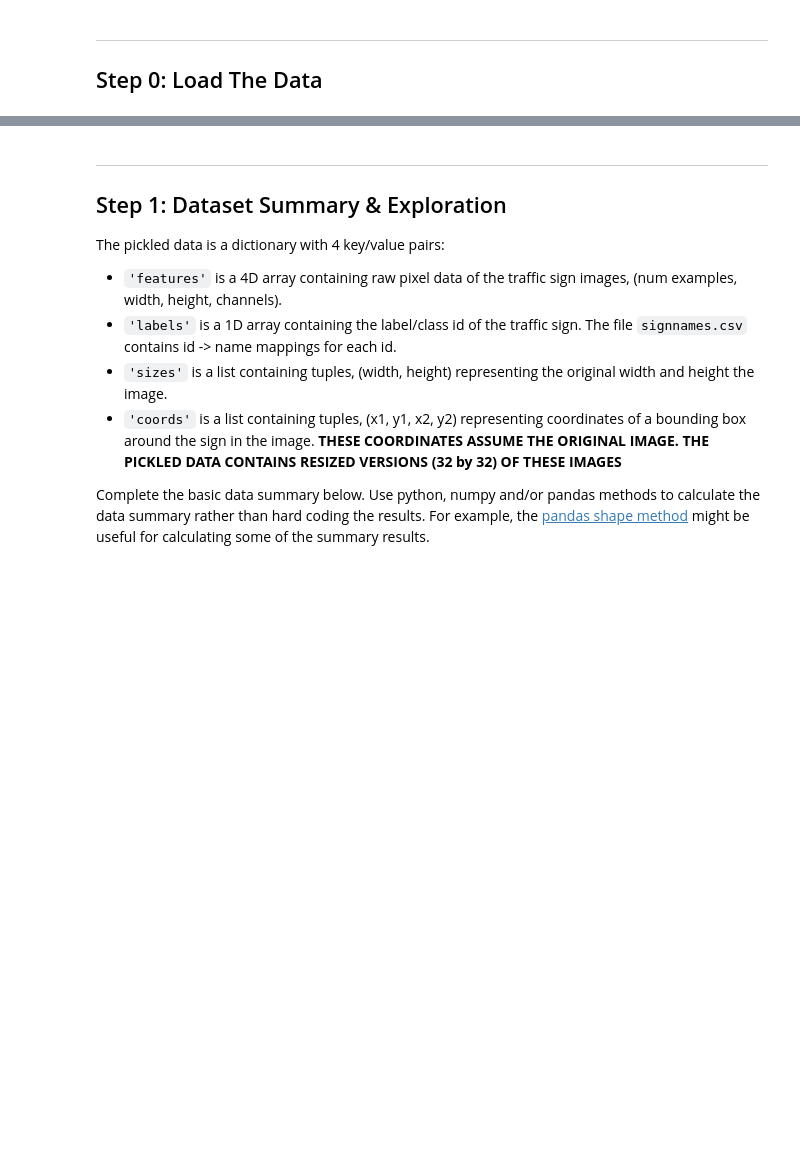
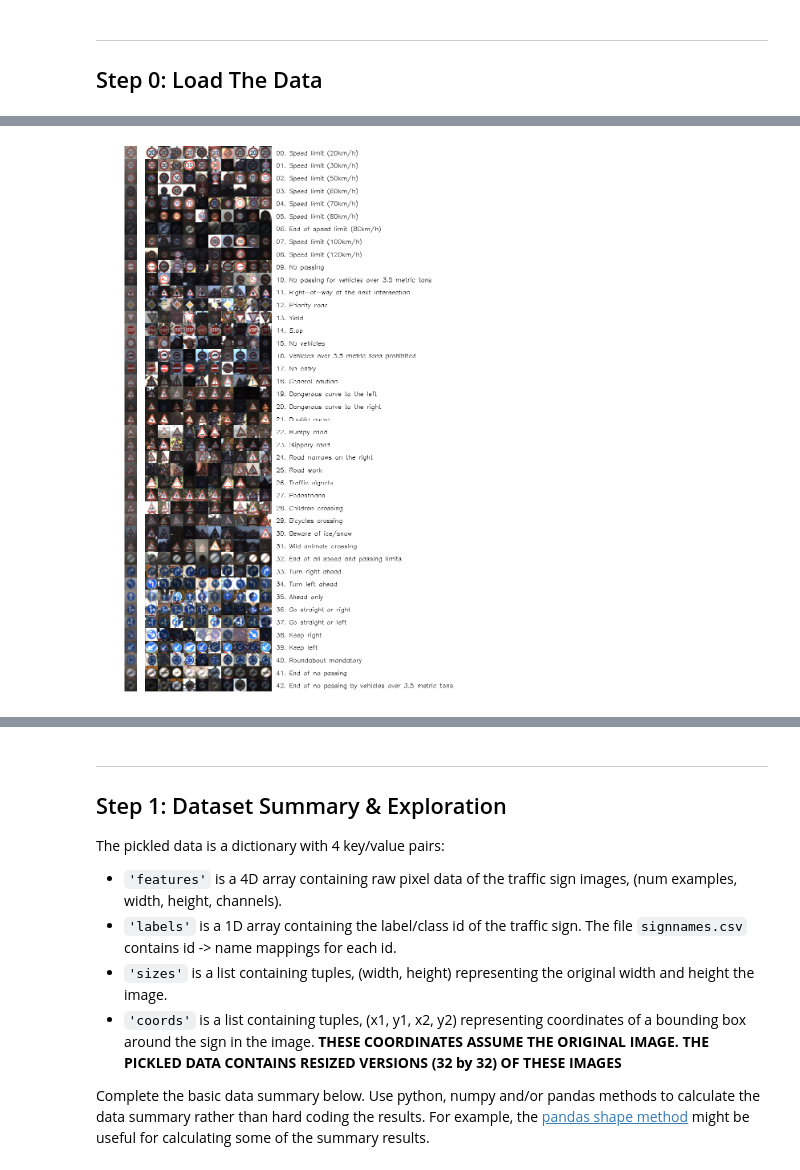
Before and after one commit to dmytronasyrov/CarND-Traffic-Sign-Classifier-Project, a Jupyter notebook: Traffic_Sign_Classifier.ipynb, the cells around one changed output, grey strips where cells are left out. Cells and saved outputs as stored; diff of their text form; code cells hidden in the pictures; blank space fills up the shorter version.

```diff
--- a/Traffic_Sign_Classifier.ipynb
+++ b/Traffic_Sign_Classifier.ipynb
@@ -161,0 +212,4 @@ Labels:
+# %%
+display_image_set(X_train_init, y_train_init)
+# %% [output]
+[figure, added]
```
Also changed, not shown: parts of 11 cells of this notebook, 3 other files.
